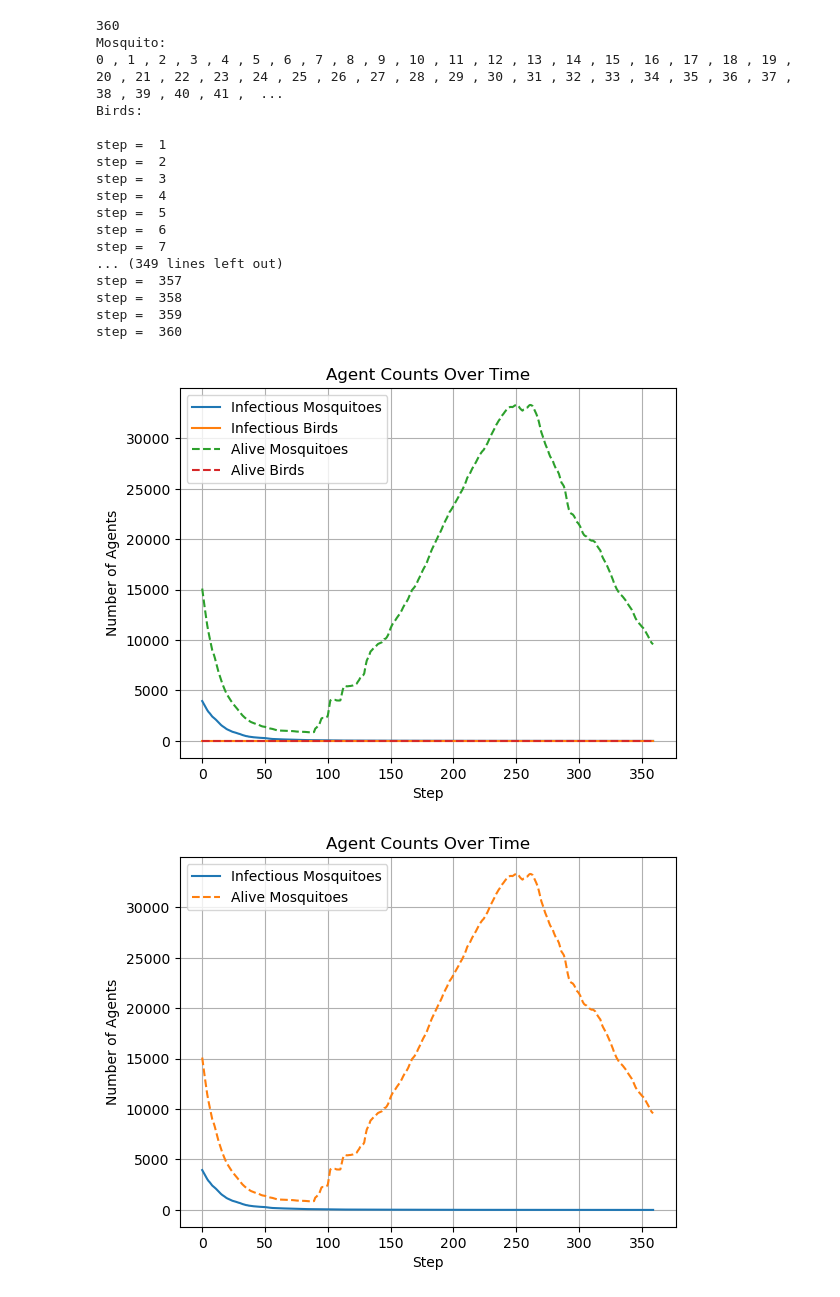
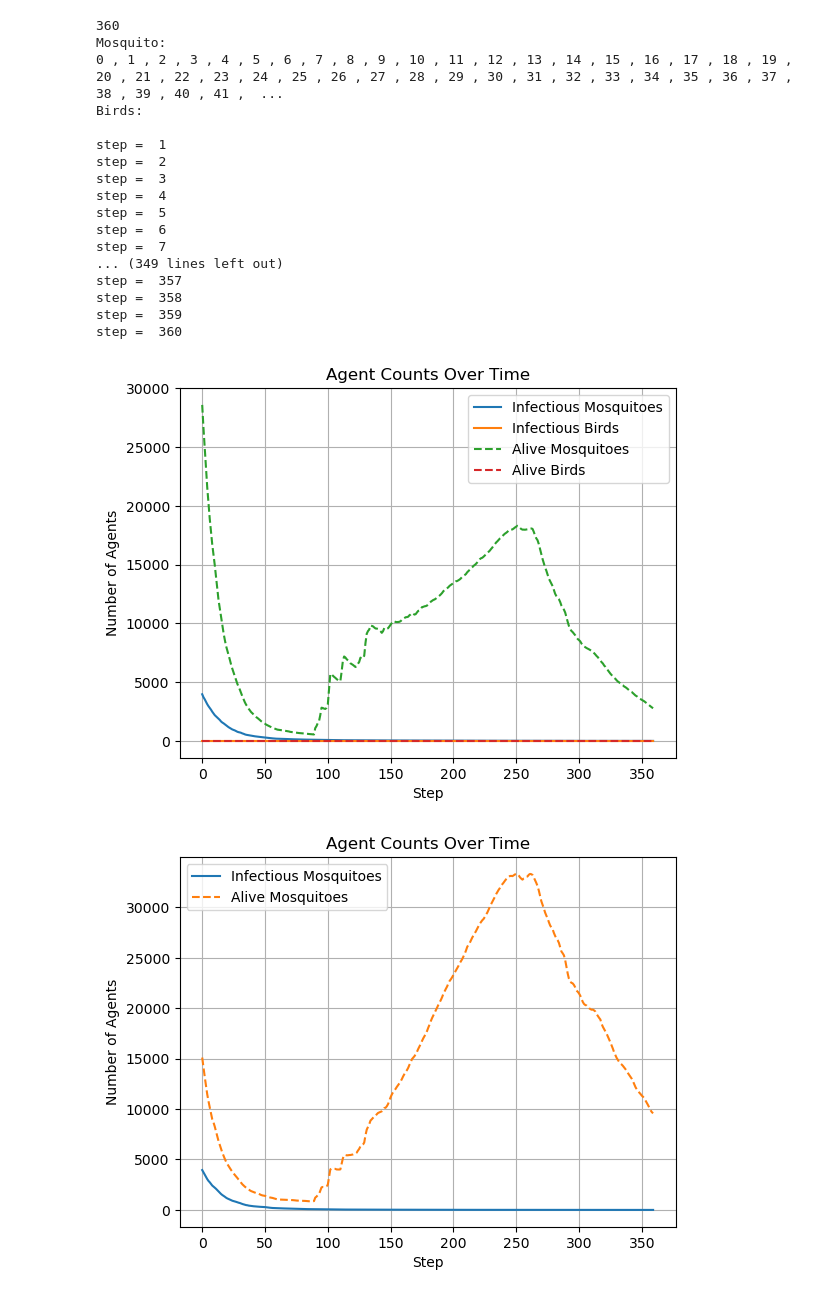
Before and after one commit to MatinMarjani/ABM-WNV, a Jupyter notebook: Test_Model_1.ipynb, the cells around one changed output. Cells and saved outputs as stored; diff of their text form; code cells hidden in the pictures.

Commit message:
Update Test_Model_1.ipynb
Add Mosquito agents movement limit

```diff
--- a/Test_Model_1.ipynb
+++ b/Test_Model_1.ipynb
@@ -232,9 +232,28 @@ class Mosquito(Agent):
             self.model.schedule.remove(self)
 
     def move(self):
-        possible_steps = self.model.grid.get_neighborhood(self.pos, moore=True, include_center=True, radius=self.random.randint(0, 1))
-        new_position = random.choice(possible_steps)
-        self.model.grid.move_agent(self, new_position)
+        attempts = 10  # Maximum number of attempts to find a suitable move
+        for _ in range(attempts):
+            # Get possible neighboring cells
+            possible_steps = self.model.grid.get_neighborhood(self.pos, moore=True, include_center=True, radius=self.random.randint(0, 1))
+
+            # Randomly choose a new position
+            new_position = random.choice(possible_steps)
+            new_x, new_y = new_position
+
+            # Ensure new position is within grid bounds and has suitability > 0
+            if 0 <= new_x < self.model.grid.width and 0 <= new_y < self.model.grid.height:
+                # Ensure new position is within suitability data bounds
+                if 0 <= new_y < self.model.suitability_data.shape[0] and 0 <= new_x < self.model.suitability_data.shape[1]:
+                    # Check if the suitability of the new position is greater than 0
+                    if self.model.suitability_data.iloc[new_y, new_x] > 0:
+                        # If the new position has a positive suitability value, move to it
+                        self.model.grid.move_agent(self, new_position)
+                        return  # Stop after finding a valid position
+
+        # If no suitable location is found after several attempts, stay in place
+        return
+
 
     def give_birth(self, T, P):
         # Check the number of agents in the neighborhood
@@ -526,34 +545,34 @@ def plot_infectious_counts(model):
     plt.title('Agent Counts Over Time')
     plt.legend()
     plt.grid(True)
     plt.savefig('agent_counts.png')
     plt.show()
 
 # Running the model
 if __name__ == "__main__":
     parameters = WNVParameters()
     model = WNVModel(parameters)
     Visualize_simulation(model, num_steps=parameters.simulation_steps)
     plot_infectious_counts(model)
 # %% [output]
 360
 Mosquito:
 0 , 1 , 2 , 3 , 4 , 5 , 6 , 7 , 8 , 9 , 10 , 11 , 12 , 13 , 14 , 15 , 16 , 17 , 18 , 19 , 20 , 21 , 22 , 23 , 24 , 25 , 26 , 27 , 28 , 29 , 30 , 31 , 32 , 33 , 34 , 35 , 36 , 37 , 38 , 39 , 40 , 41 ,  ...
 Birds:
 
 step =  1
 step =  2
 step =  3
 step =  4
 step =  5
 step =  6
 step =  7
 ... (349 lines left out)
 step =  357
 step =  358
 step =  359
 step =  360
-[figure, old version]
+[figure, new version]
 # %%
 def plot_infectious_counts_1(model):
     steps = range(len(model.infectious_counts['mosquitoes']))
```
